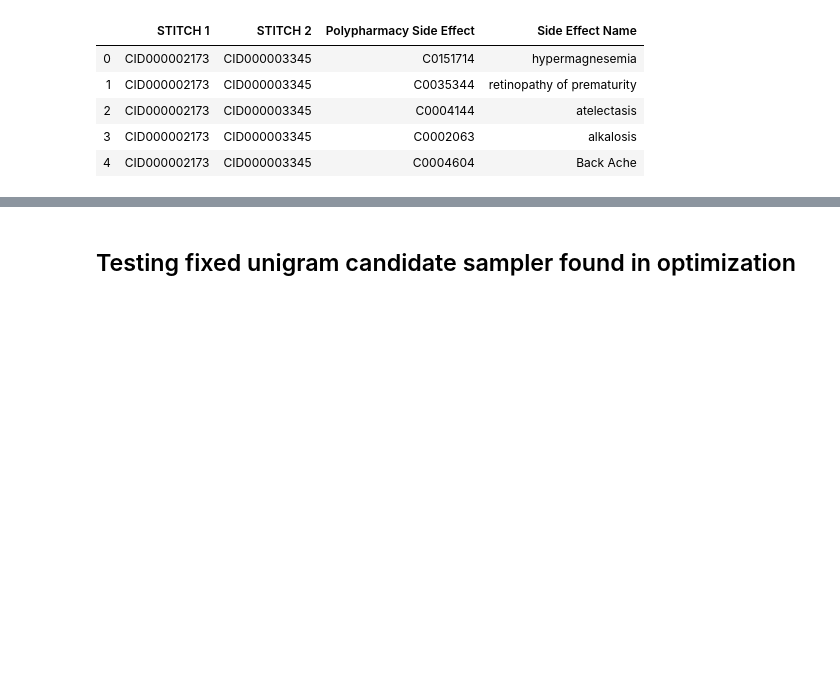
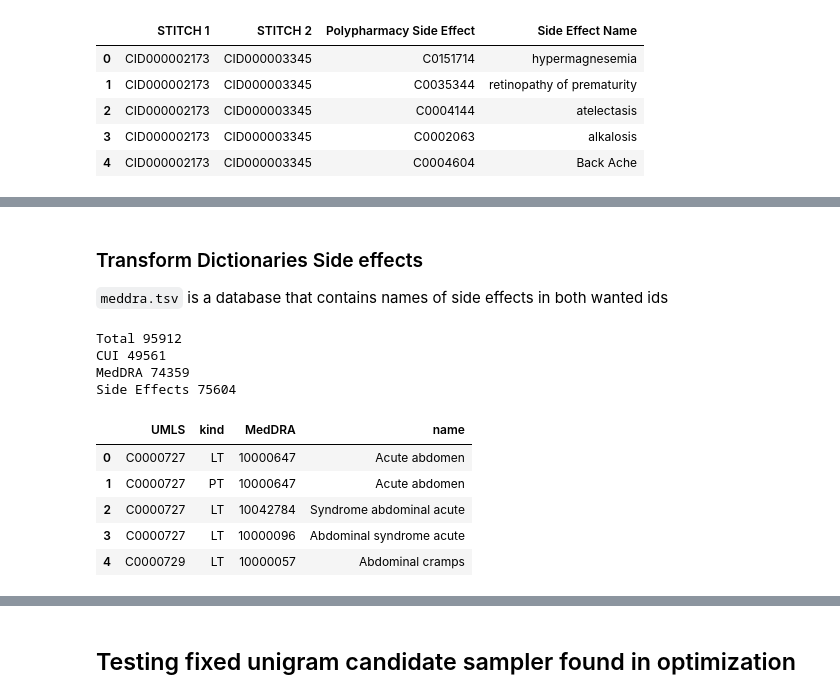
Before and after one commit to diitaz93/Master-Thesis, a Jupyter notebook: sandbox.ipynb, the cells around one changed output, grey strips where cells are left out. Drawn from its saved outputs; the diff is of its cells as text; code cells hidden in the pictures; blank space fills up the shorter version.

```diff
--- a/sandbox.ipynb
+++ b/sandbox.ipynb
@@ -72,0 +95,25 @@ DF
+# %% [markdown]
+### Transform Dictionaries Side effects
+`meddra.tsv` is a database that contains names of side effects in both wanted ids
+# %%
+map_se = pd.read_csv('../Thesis_datasets/SIDER/meddra.tsv', sep = '\t'\
+                     ,header=None).rename(columns={0:'UMLS',1:'kind',2:'MedDRA',3:'name'})
+cui = pd.unique(map_se['UMLS'].values)
+meddra = pd.unique(map_se['MedDRA'].values)
+ses = pd.unique(map_se['name'].values)
+print('Total',len(map_se))
+print('CUI',len(cui))
+print('MedDRA',len(meddra))
+print('Side Effects',len(ses))
+map_se.head(5)
+# %% [output]
+Total 95912
+CUI 49561
+MedDRA 74359
+Side Effects 75604
+|  | UMLS | kind | MedDRA | name |
+| 0 | C0000727 | LT | 10000647 | Acute abdomen |
+| 1 | C0000727 | PT | 10000647 | Acute abdomen |
+| 2 | C0000727 | LT | 10042784 | Syndrome abdominal acute |
+| 3 | C0000727 | LT | 10000096 | Abdominal syndrome acute |
+| 4 | C0000729 | LT | 10000057 | Abdominal cramps |
```
Also changed, not shown: parts of 22 cells of this notebook, 4 other files.
